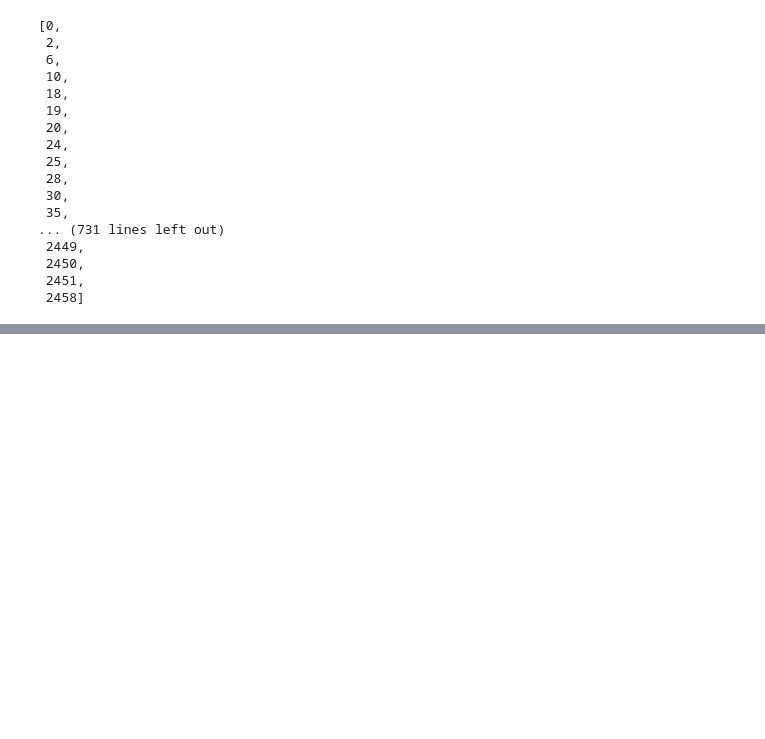
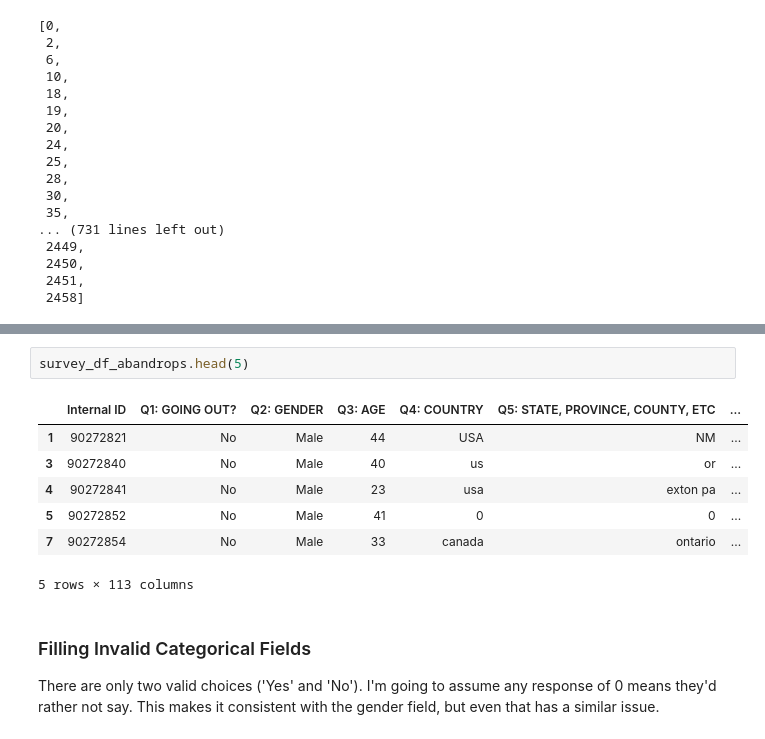
Before and after one commit to Joms94/Wrangling-Survey-Data, a Jupyter notebook: Script - candyhierarchy2017.ipynb, the cells around one changed output, grey strips where cells are left out. Cells and saved outputs as stored; diff of their text form; blank space fills up the shorter version.

```diff
--- a/Script - candyhierarchy2017.ipynb
+++ b/Script - candyhierarchy2017.ipynb
@@ -341,0 +328,13 @@ survey_df_incdrops.head(10)
+# %%
+survey_df_abandrops.head(5)
+# %% [output]
+|  | Internal ID | Q1: GOING OUT? | Q2: GENDER | Q3: AGE | Q4: COUNTRY | Q5: STATE, PROVINCE, COUNTY, ETC | ... |
+| 1 | 90272821 | No | Male | 44 | USA | NM | ... |
+| 3 | 90272840 | No | Male | 40 | us | or | ... |
+| 4 | 90272841 | No | Male | 23 | usa | exton pa | ... |
+| 5 | 90272852 | No | Male | 41 | 0 | 0 | ... |
+| 7 | 90272854 | No | Male | 33 | canada | ontario | ... |
+5 rows × 113 columns
+# %% [markdown]
+### Filling Invalid Categorical Fields
+There are only two valid choices ('Yes' and 'No'). I'm going to assume any response of 0 means they'd rather not say. This makes it consistent with the gender field, but even that has a similar issue.
```
Also changed, not shown: parts of 12 cells of this notebook.
